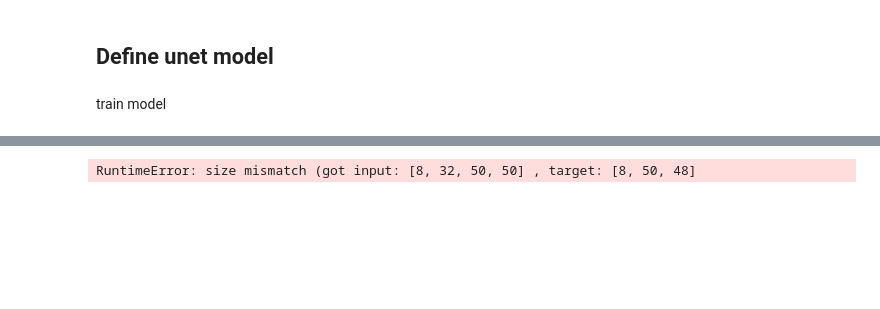
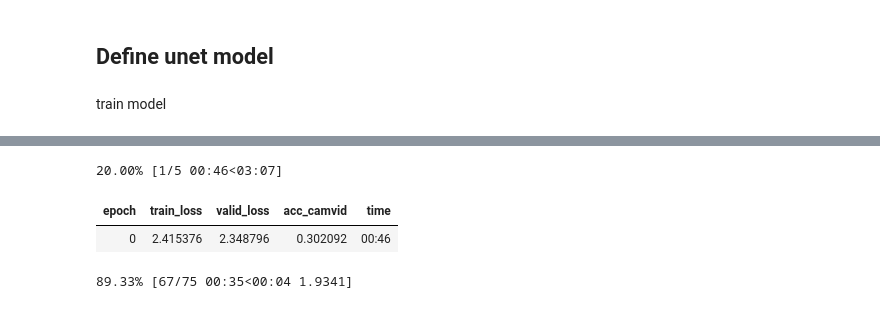
Before and after one commit to asiedubrempong/fastai-experiments, a Jupyter notebook: segmentation/unet/unet.ipynb, the cells around one changed output, grey strips where cells are left out. Saved outputs shown, nothing was run; the diff lists cells and outputs as text; code cells hidden in the pictures; blank space fills up the shorter version.

Commit message:
fix shape mismatch in vanilla unet

```diff
--- a/segmentation/unet/unet.ipynb
+++ b/segmentation/unet/unet.ipynb
@@ -87,9 +87,9 @@ def transpose_conv(in_channels, ks, stride=2, padding=0, act=True):
     return nn.Sequential(*layer)
 # %%
 def center_crop(input, target_height, target_width):
-    start_height = (input.shape[2] - target_height) // 2 - 1
-    start_width = (input.shape[3] - target_width) // 2 - 1
-    return input[:, :, start_height:start_height+target_height,
+    start_height = (input.shape[-2] - target_height) // 2 - 1
+    start_width = (input.shape[-1] - target_width) // 2 - 1
+    return input[..., start_height:start_height+target_height,
                  start_width:start_width+target_width]
 # %%
 class DecoderBlock(Module):
@@ -143,5 +145,10 @@ name2id = {v:k for k, v in enumerate(codes)}
 void_code = name2id['Void']
 # %%
 def acc_camvid(preds, targ):
-    mask = targ == void_code
+    """
+    the shape of the predicted mask is less than the target because of the unpadded
+    convolutions so the target mask is center cropped to fit the size of the predictions
+    """
+    targ = center_crop(targ, *preds.shape[2:])
+    mask = targ != void_code
     return (preds.argmax(dim=1)[mask] == targ[mask]).float().mean()
@@ -153,3 +155,11 @@ def loss_function(preds, targ):
+# %%
+def loss_function(preds, targ):
+    """
+    the shape of the predicted mask is less than the target because of the unpadded
+    convolutions so the target mask is center cropped to fit the size of the predictions
+    """
+    targ = center_crop(targ, *preds.shape[2:])
+    return F.cross_entropy(preds, targ)
 # %%
 learn = Learner(dls, unet, loss_func=loss_function, metrics=acc_camvid)
 # %%
@@ -165,4 +171,7 @@ b = torch.randint(0, 32, (8, 50, 48))
-# %%
-F.cross_entropy(a, b)
-# %% [output]
-RuntimeError: size mismatch (got input: [8, 32, 50, 50] , target: [8, 50, 48]
+# %%
+learn.fit_one_cycle(5, 2e-3)
+# %% [output]
+20.00% [1/5 00:46<03:07]
+| epoch | train_loss | valid_loss | acc_camvid | time |
+| 0 | 2.415376 | 2.348796 | 0.302092 | 00:46 |
+89.33% [67/75 00:35<00:04 1.9341]
```
Also changed, not shown: parts of 5 cells of this notebook.
